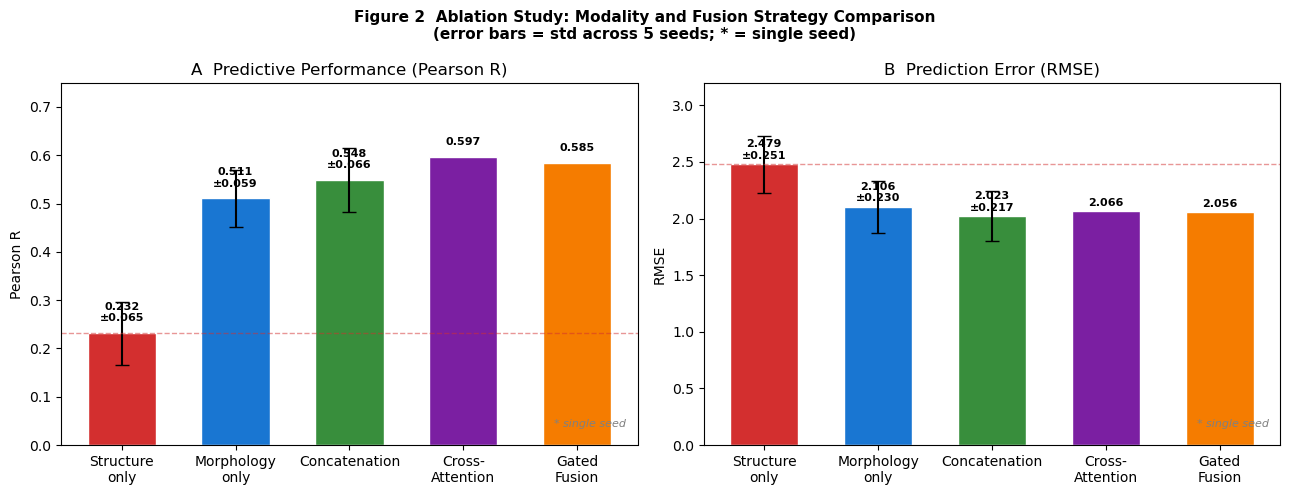
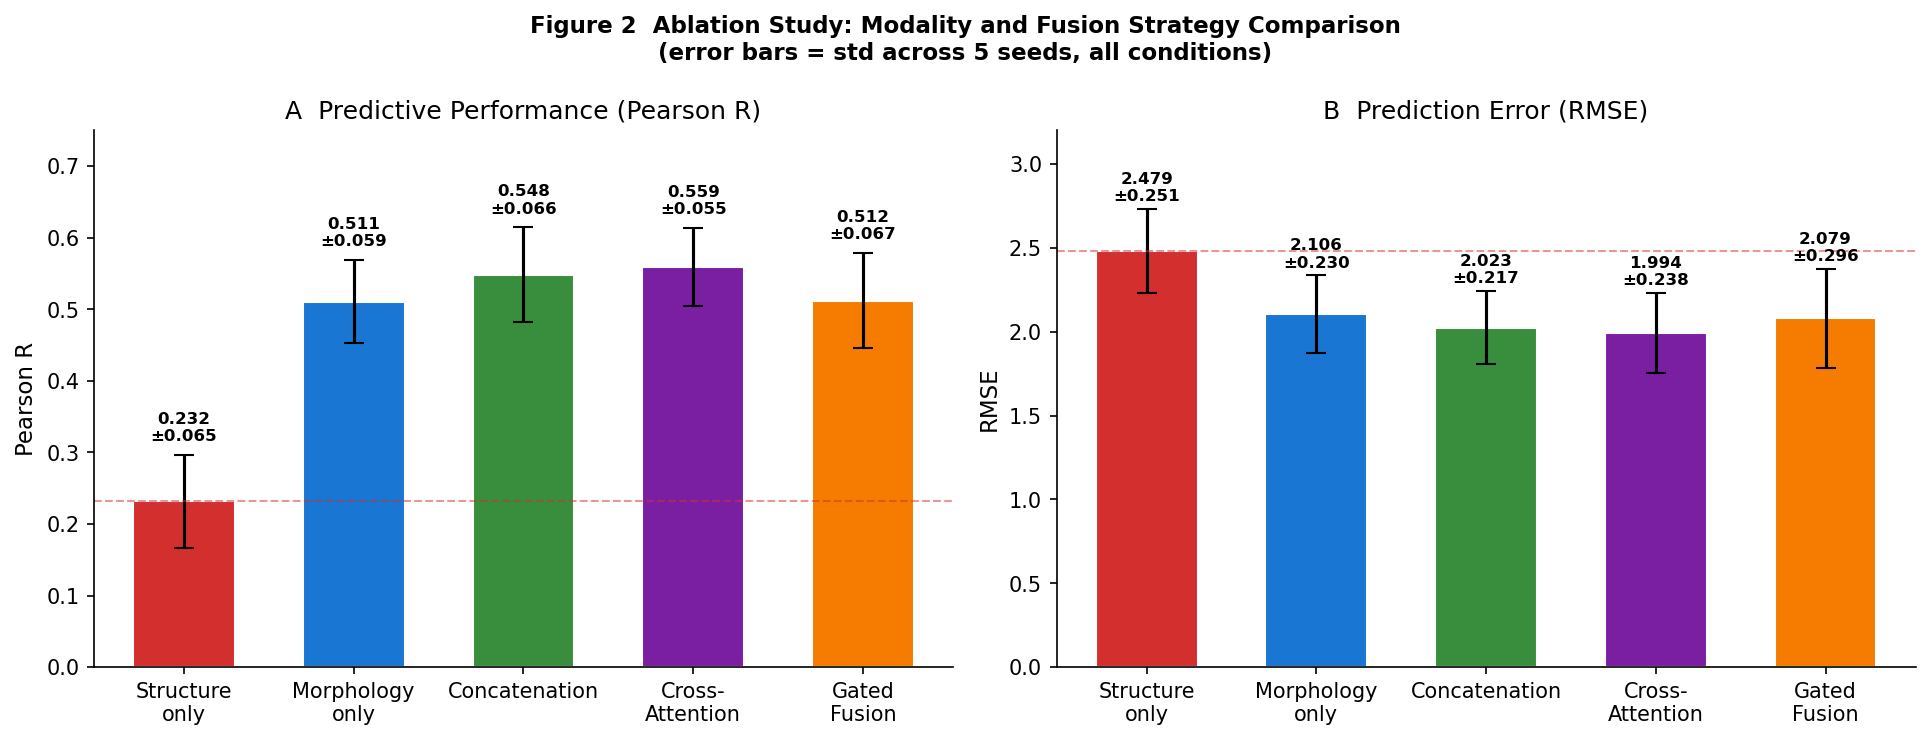
Unified diff of the notebook cell whose output changed from the first chart to the second:
--- before
+++ after
@@ -7,40 +7,29 @@
 
 BASE_DIR = Path("..")
-FIG_DIR  = BASE_DIR / "results" / "figures" / "paper"
+FIG_DIR = BASE_DIR / "results" / "figures" / "paper"
 
 with open(BASE_DIR / "results" / "final_results.json") as f:
     final = json.load(f)
+with open(BASE_DIR / "results" / "fusion_multiseed_results.json") as f:
+    fusion = json.load(f)
 
 ms = final['mlp_multiseed']
-ss = final['single_seed_models']
-
-conditions = ['Structure\nonly', 'Morphology\nonly', 'Concatenation',
-              'Cross-\nAttention', 'Gated\nFusion']
+conditions = ['Structure\nonly', 'Morphology\nonly', 'Concatenation', 'Cross-\nAttention', 'Gated\nFusion']
 
 r_means = [
-    ms['structure_only']['r_mean'],
-    ms['morphology_only']['r_mean'],
-    ms['concatenation']['r_mean'],
-    ss['cross_attention']['pearson_r'],
-    ss['gated_fusion']['pearson_r']
+    ms['structure_only']['r_mean'], ms['morphology_only']['r_mean'], ms['concatenation']['r_mean'],
+    np.mean(fusion['cross_attention']['r']), np.mean(fusion['gated_fusion']['r'])
 ]
 r_stds = [
-    ms['structure_only']['r_std'],
-    ms['morphology_only']['r_std'],
-    ms['concatenation']['r_std'],
-    None, None
+    ms['structure_only']['r_std'], ms['morphology_only']['r_std'], ms['concatenation']['r_std'],
+    np.std(fusion['cross_attention']['r']), np.std(fusion['gated_fusion']['r'])
 ]
 rmse_means = [
-    ms['structure_only']['rmse_mean'],
-    ms['morphology_only']['rmse_mean'],
-    ms['concatenation']['rmse_mean'],
-    ss['cross_attention']['rmse'],
-    ss['gated_fusion']['rmse']
+    ms['structure_only']['rmse_mean'], ms['morphology_only']['rmse_mean'], ms['concatenation']['rmse_mean'],
+    np.mean(fusion['cross_attention']['rmse']), np.mean(fusion['gated_fusion']['rmse'])
 ]
 rmse_stds = [
-    ms['structure_only']['rmse_std'],
-    ms['morphology_only']['rmse_std'],
-    ms['concatenation']['rmse_std'],
-    None, None
+    ms['structure_only']['rmse_std'], ms['morphology_only']['rmse_std'], ms['concatenation']['rmse_std'],
+    np.std(fusion['cross_attention']['rmse']), np.std(fusion['gated_fusion']['rmse'])
 ]
 
@@ -50,55 +39,28 @@
 fig, axes = plt.subplots(1, 2, figsize=(13, 5))
 
-# Panel A: Pearson R
 ax = axes[0]
 bars = ax.bar(x, r_means, color=colors, width=0.6, edgecolor='white')
-
-# Error bars only for multi-seed models
-for i, (mean, std) in enumerate(zip(r_means, r_stds)):
-    if std is not None:
-        ax.errorbar(x[i], mean, yerr=std, fmt='none',
-                   color='black', capsize=5, linewidth=1.5)
-
-ax.set_xticks(x)
-ax.set_xticklabels(conditions)
+ax.errorbar(x, r_means, yerr=r_stds, fmt='none', color='black', capsize=5, linewidth=1.5)
+ax.set_xticks(x); ax.set_xticklabels(conditions)
 ax.set_ylabel("Pearson R")
 ax.set_title("A  Predictive Performance (Pearson R)")
 ax.set_ylim(0, 0.75)
 ax.axhline(y=r_means[0], color='#d32f2f', linestyle='--', linewidth=1, alpha=0.5)
+for i, (mean, std) in enumerate(zip(r_means, r_stds)):
+    ax.text(x[i], mean + std + 0.015, f'{mean:.3f}\n±{std:.3f}', ha='center', va='bottom', fontsize=8, fontweight='bold')
 
-for i, (bar, val, std) in enumerate(zip(bars, r_means, r_stds)):
-    label = f'{val:.3f}' if std is None else f'{val:.3f}\n±{std:.3f}'
-    ax.text(bar.get_x() + bar.get_width()/2, val + 0.02,
-            label, ha='center', va='bottom', fontsize=8, fontweight='bold')
-
-ax.text(0.98, 0.05, '* single seed', transform=ax.transAxes,
-        ha='right', fontsize=8, color='gray', style='italic')
-
-# Panel B: RMSE
 ax = axes[1]
 bars = ax.bar(x, rmse_means, color=colors, width=0.6, edgecolor='white')
-
-for i, (mean, std) in enumerate(zip(rmse_means, rmse_stds)):
-    if std is not None:
-        ax.errorbar(x[i], mean, yerr=std, fmt='none',
-                   color='black', capsize=5, linewidth=1.5)
-
-ax.set_xticks(x)
-ax.set_xticklabels(conditions)
+ax.errorbar(x, rmse_means, yerr=rmse_stds, fmt='none', color='black', capsize=5, linewidth=1.5)
+ax.set_xticks(x); ax.set_xticklabels(conditions)
 ax.set_ylabel("RMSE")
 ax.set_title("B  Prediction Error (RMSE)")
 ax.set_ylim(0, 3.2)
 ax.axhline(y=rmse_means[0], color='#d32f2f', linestyle='--', linewidth=1, alpha=0.5)
-
-for i, (bar, val, std) in enumerate(zip(bars, rmse_means, rmse_stds)):
-    label = f'{val:.3f}' if std is None else f'{val:.3f}\n±{std:.3f}'
-    ax.text(bar.get_x() + bar.get_width()/2, val + 0.03,
-            label, ha='center', va='bottom', fontsize=8, fontweight='bold')
-
-ax.text(0.98, 0.05, '* single seed', transform=ax.transAxes,
-        ha='right', fontsize=8, color='gray', style='italic')
+for i, (mean, std) in enumerate(zip(rmse_means, rmse_stds)):
+    ax.text(x[i], mean + std + 0.03, f'{mean:.3f}\n±{std:.3f}', ha='center', va='bottom', fontsize=8, fontweight='bold')
 
 plt.suptitle("Figure 2  Ablation Study: Modality and Fusion Strategy Comparison\n"
-             "(error bars = std across 5 seeds; * = single seed)",
+             "(error bars = std across 5 seeds, all conditions)",
              fontsize=11, fontweight='bold')
 plt.tight_layout()

Commit: Multi-seed evaluation for cross-attention and gated fusion; regenerated Fig 2